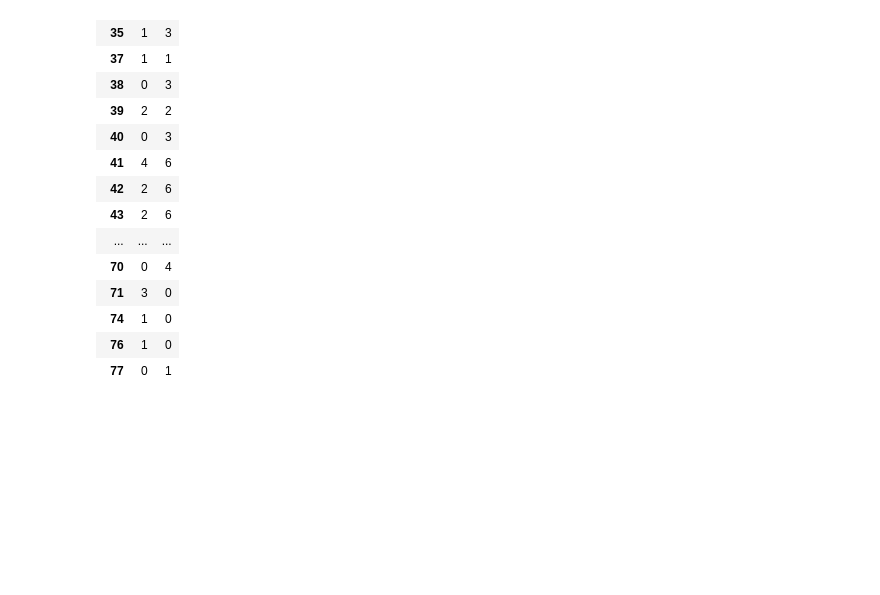
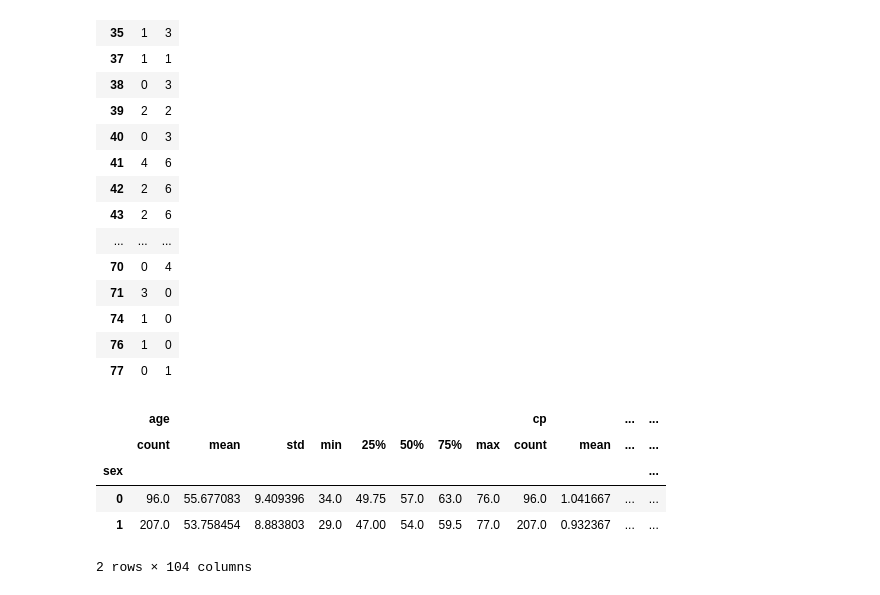
Before and after one commit to Numanur/data-science-ml, a Jupyter notebook: pandas_basic.ipynb, the cells around one changed output. Saved outputs shown, nothing was run; the diff lists cells and outputs as text; code cells hidden in the pictures; blank space fills up the shorter version.

Commit message:
groupby function

```diff
--- a/pandas_basic.ipynb
+++ b/pandas_basic.ipynb
@@ -359,3 +357,13 @@ pd.crosstab(df["age"], df["sex"])
 | 74 | 1 | 0 |
 | 76 | 1 | 0 |
 | 77 | 0 | 1 |
+# %%
+#groupby function
+df.groupby(["sex"]).describe()
+# %% [output]
+|  | age |  |  |  |  |  |  |  | cp |  | ... | ... |
+|  | count | mean | std | min | 25% | 50% | 75% | max | count | mean | ... | ... |
+| sex |  |  |  |  |  |  |  |  |  |  |  | ... |
+| 0 | 96.0 | 55.677083 | 9.409396 | 34.0 | 49.75 | 57.0 | 63.0 | 76.0 | 96.0 | 1.041667 | ... | ... |
+| 1 | 207.0 | 53.758454 | 8.883803 | 29.0 | 47.00 | 54.0 | 59.5 | 77.0 | 207.0 | 0.932367 | ... | ... |
+2 rows × 104 columns
```
Also changed, not shown: parts of 1 cell of this notebook.
